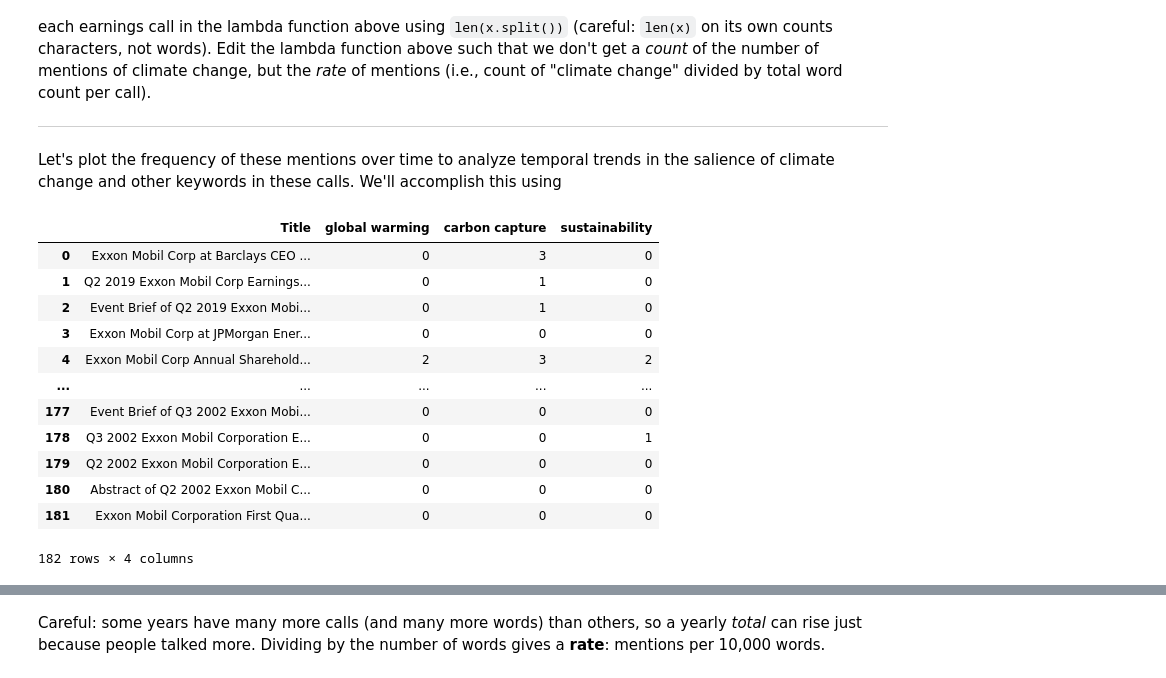
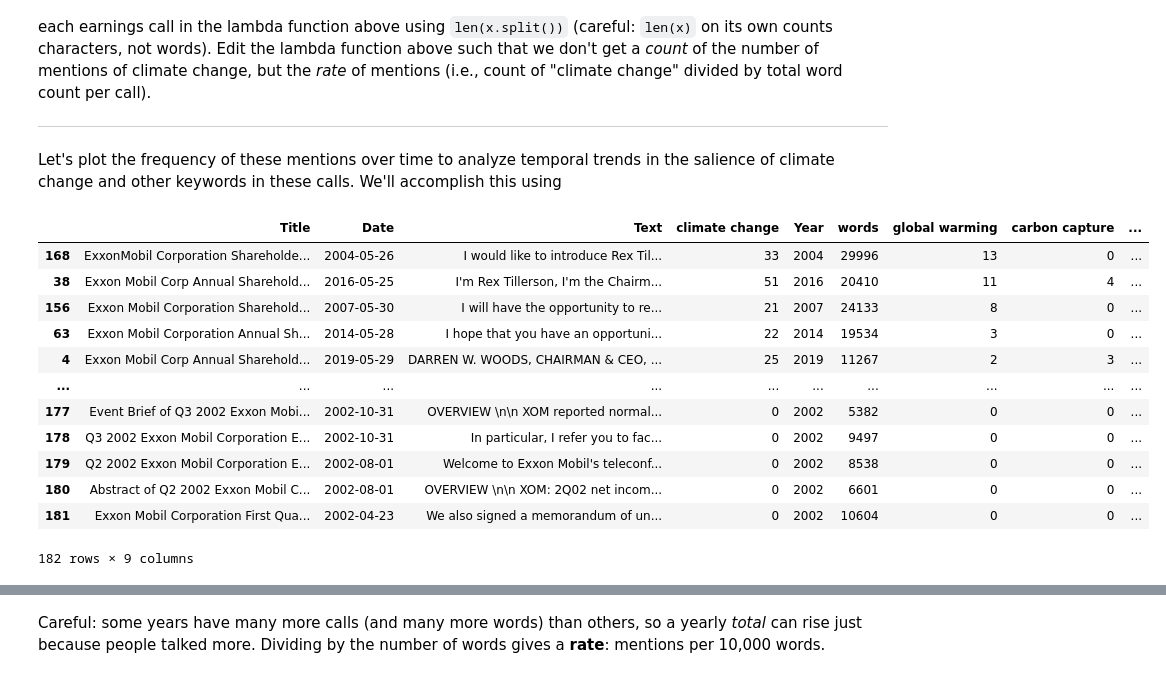
Before and after one commit to ellaxcode/QM2, a Jupyter notebook: notebooks/W04.21_Natural_Language_Processing.ipynb, the cells around one changed output, grey strips where cells are left out. Cells and saved outputs as stored; diff of their text form; code cells hidden in the pictures.

```diff
--- a/notebooks/W04.21_Natural_Language_Processing.ipynb
+++ b/notebooks/W04.21_Natural_Language_Processing.ipynb
@@ -279,24 +264,26 @@ Let's plot the frequency of these mentions over time to analyze temporal trends
 # %%
 df['global warming']=df['Text'].apply(lambda x: x.lower().count('global warming'))
 df['carbon capture']=df['Text'].apply(lambda x: x.lower().count('carbon capture'))
 df['sustainability']=df['Text'].apply(lambda x: x.lower().count('sustainability'))
 
 #print(df[['Title','global warming','carbon capture','sustainability']])
 df[['Title','global warming','carbon capture','sustainability']]
+
+df.sort_values('global warming', ascending=False)
 # %% [output]
-|  | Title | global warming | carbon capture | sustainability |
-| 0 | Exxon Mobil Corp at Barclays CEO ... | 0 | 3 | 0 |
-| 1 | Q2 2019 Exxon Mobil Corp Earnings... | 0 | 1 | 0 |
-| 2 | Event Brief of Q2 2019 Exxon Mobi... | 0 | 1 | 0 |
-| 3 | Exxon Mobil Corp at JPMorgan Ener... | 0 | 0 | 0 |
-| 4 | Exxon Mobil Corp Annual Sharehold... | 2 | 3 | 2 |
-| ... | ... | ... | ... | ... |
-| 177 | Event Brief of Q3 2002 Exxon Mobi... | 0 | 0 | 0 |
-| 178 | Q3 2002 Exxon Mobil Corporation E... | 0 | 0 | 1 |
-| 179 | Q2 2002 Exxon Mobil Corporation E... | 0 | 0 | 0 |
-| 180 | Abstract of Q2 2002 Exxon Mobil C... | 0 | 0 | 0 |
-| 181 | Exxon Mobil Corporation First Qua... | 0 | 0 | 0 |
+|  | Title | Date | Text | climate change | Year | words | global warming | carbon capture | ... |
+| 168 | ExxonMobil Corporation Shareholde... | 2004-05-26 | I would like to introduce Rex Til... | 33 | 2004 | 29996 | 13 | 0 | ... |
+| 38 | Exxon Mobil Corp Annual Sharehold... | 2016-05-25 | I'm Rex Tillerson, I'm the Chairm... | 51 | 2016 | 20410 | 11 | 4 | ... |
+| 156 | Exxon Mobil Corporation Sharehold... | 2007-05-30 | I will have the opportunity to re... | 21 | 2007 | 24133 | 8 | 0 | ... |
+| 63 | Exxon Mobil Corporation Annual Sh... | 2014-05-28 | I hope that you have an opportuni... | 22 | 2014 | 19534 | 3 | 0 | ... |
+| 4 | Exxon Mobil Corp Annual Sharehold... | 2019-05-29 | DARREN W. WOODS, CHAIRMAN & CEO, ... | 25 | 2019 | 11267 | 2 | 3 | ... |
+| ... | ... | ... | ... | ... | ... | ... | ... | ... | ... |
+| 177 | Event Brief of Q3 2002 Exxon Mobi... | 2002-10-31 | OVERVIEW \n\n XOM reported normal... | 0 | 2002 | 5382 | 0 | 0 | ... |
+| 178 | Q3 2002 Exxon Mobil Corporation E... | 2002-10-31 | In particular, I refer you to fac... | 0 | 2002 | 9497 | 0 | 0 | ... |
+| 179 | Q2 2002 Exxon Mobil Corporation E... | 2002-08-01 | Welcome to Exxon Mobil's teleconf... | 0 | 2002 | 8538 | 0 | 0 | ... |
+| 180 | Abstract of Q2 2002 Exxon Mobil C... | 2002-08-01 | OVERVIEW \n\n XOM: 2Q02 net incom... | 0 | 2002 | 6601 | 0 | 0 | ... |
+| 181 | Exxon Mobil Corporation First Qua... | 2002-04-23 | We also signed a memorandum of un... | 0 | 2002 | 10604 | 0 | 0 | ... |
-182 rows × 4 columns
+182 rows × 9 columns
 # %%
 # extract the year from the date column
 df['Year']=df['Date'].dt.year
```
Also changed, not shown: parts of 22 cells of this notebook.
